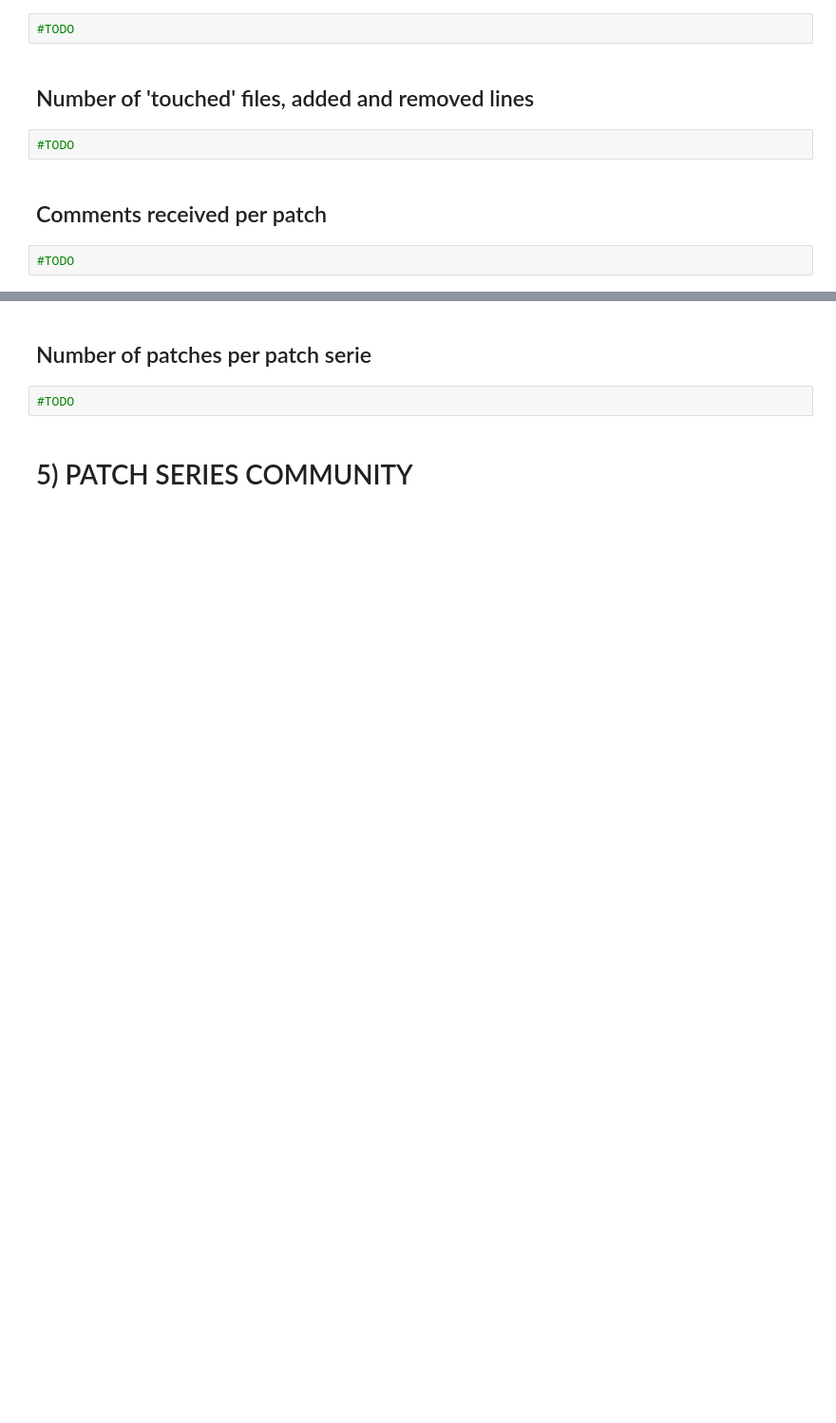
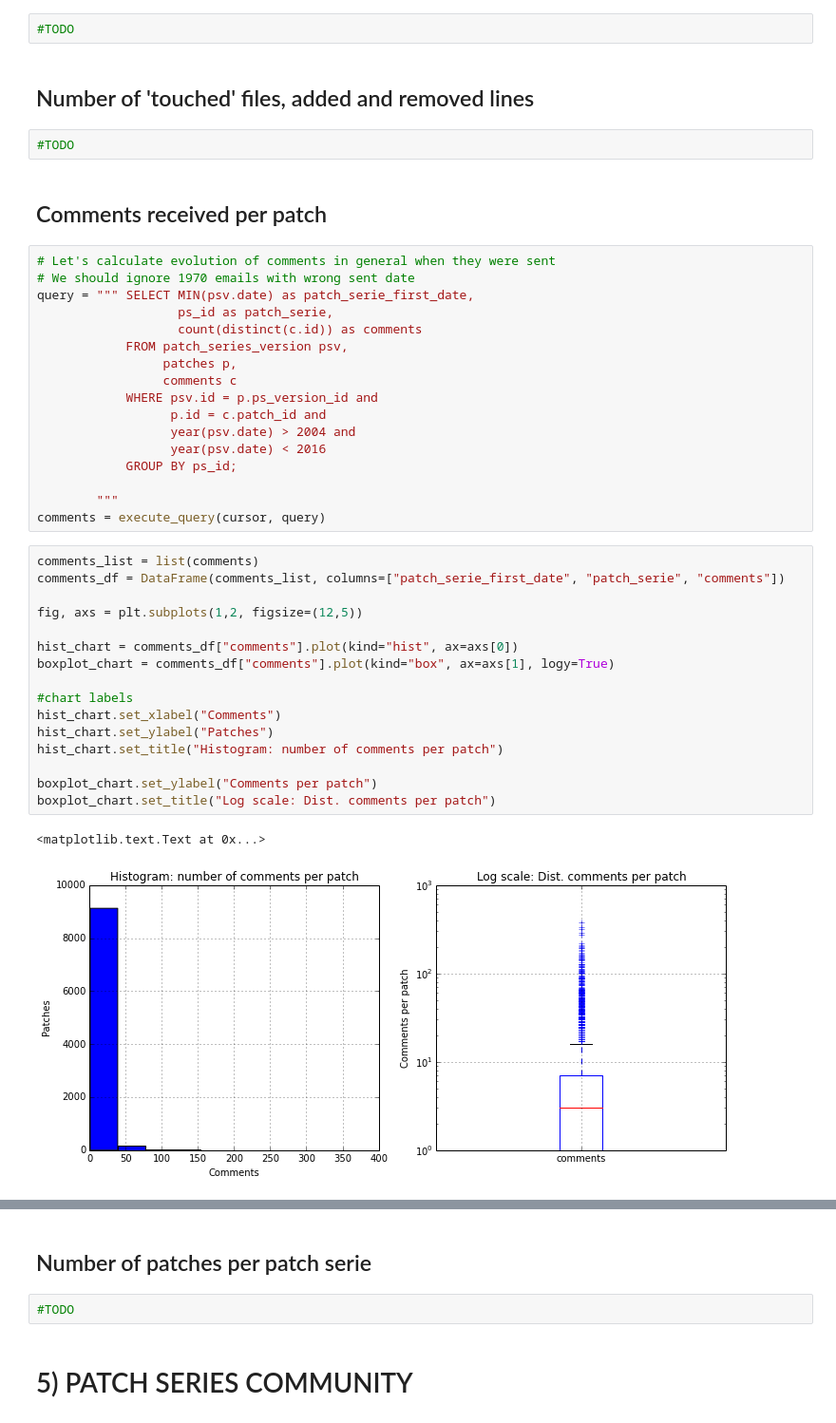
Before and after one commit to dicortazar/ipython-notebooks, a Jupyter notebook: projects/xen-analysis/Code-Review-Metrics.ipynb, the cells around one changed output, grey strips where cells are left out. Shown at 95% size. Cells and saved outputs as stored; diff of their text form; blank space fills up the shorter version.

Commit message:
Add Commits per patch study

```diff
--- a/projects/xen-analysis/Code-Review-Metrics.ipynb
+++ b/projects/xen-analysis/Code-Review-Metrics.ipynb
@@ -333,5 +333,39 @@ Metrics to retrieve:
 #TODO
 # %% [markdown]
 ## Comments received per patch
-# %%
-#TODO
+# %%
+# Let's calculate evolution of comments in general when they were sent
+# We should ignore 1970 emails with wrong sent date
+query = """ SELECT MIN(psv.date) as patch_serie_first_date,
+                   ps_id as patch_serie,
+                   count(distinct(c.id)) as comments
+            FROM patch_series_version psv,
+                 patches p,
+                 comments c
+            WHERE psv.id = p.ps_version_id and
+                  p.id = c.patch_id and
+                  year(psv.date) > 2004 and
+                  year(psv.date) < 2016
+            GROUP BY ps_id;
+
+        """
+comments = execute_query(cursor, query)
+# %%
+comments_list = list(comments)
+comments_df = DataFrame(comments_list, columns=["patch_serie_first_date", "patch_serie", "comments"])
+
+fig, axs = plt.subplots(1,2, figsize=(12,5))
+
+hist_chart = comments_df["comments"].plot(kind="hist", ax=axs[0])
+boxplot_chart = comments_df["comments"].plot(kind="box", ax=axs[1], logy=True)
+
+#chart labels
+hist_chart.set_xlabel("Comments")
+hist_chart.set_ylabel("Patches")
+hist_chart.set_title("Histogram: number of comments per patch")
+
+boxplot_chart.set_ylabel("Comments per patch")
+boxplot_chart.set_title("Log scale: Dist. comments per patch")
+# %% [output]
+<matplotlib.text.Text at 0x...>
+[figure, added]
```
Also changed, not shown: parts of 1 cell of this notebook.
